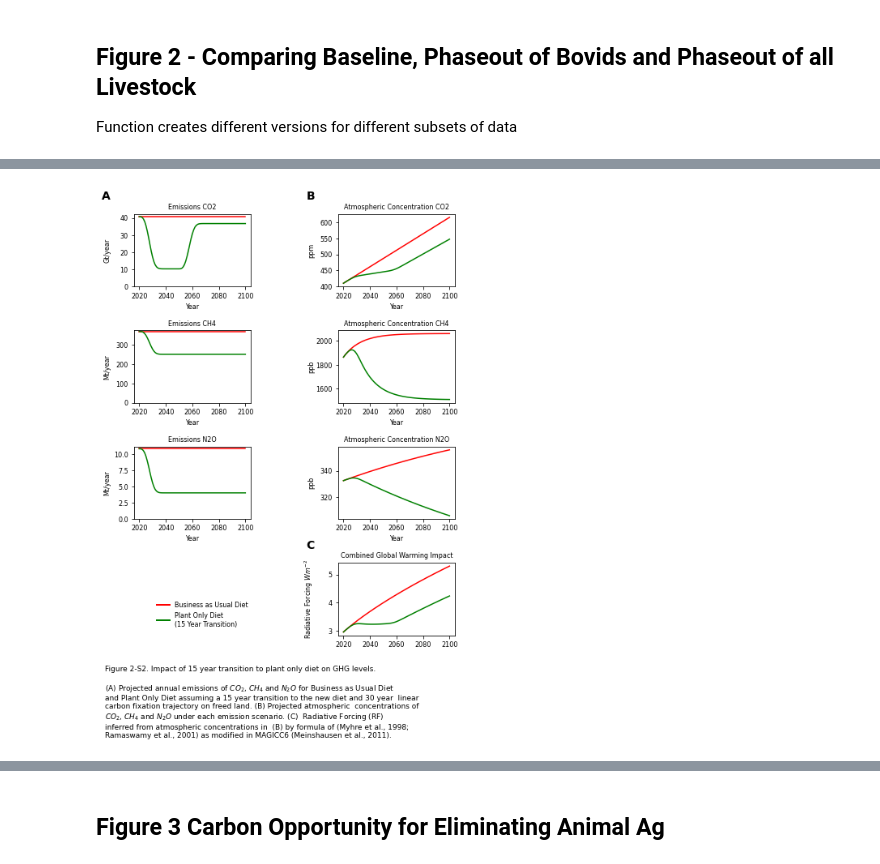
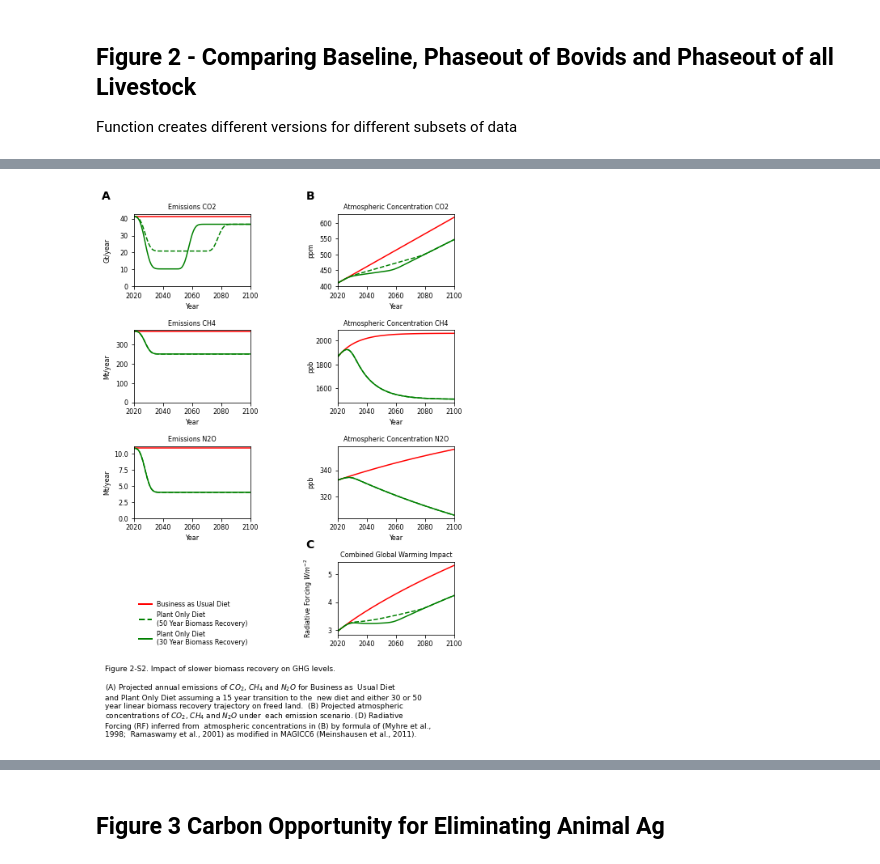
Before and after one commit to mbeisen/LivestockClimateImpact, a Jupyter notebook: PlanetaryReset.ipynb, the cells around one changed output, grey strips where cells are left out. Drawn from its saved outputs; the diff is of its cells as text; code cells hidden in the pictures.

```diff
--- a/PlanetaryReset.ipynb
+++ b/PlanetaryReset.ipynb
@@ -1152,0 +1167,13 @@ dtype: float64
+# %%
+data = []
+
+r = scenarios.loc[2050]
+for cat in list(table1.Category):
+    data.append([cat,
+                 r['ACO2EQ|Elimination|%s' %cat],
+                 r['EI_perunit|Elimination|%s' %cat],
+                 r['EI_perprotein|Elimination|%s' %cat],
+                 r['DD_perunit|Elimination|%s' %cat],
+                ])
+
+df = pd.DataFrame(data=data, columns=['Category','ACO2EQ','EI_perunit','EI_perprotein','DD'])
@@ -1152,0 +1321,7 @@ dtype: float64
+# %%
+r = scenarios.loc[2050]
+
+numlist = list(groups.keys()) + ['cattle_meat','cow_milk']
+for group in numlist:
+    n = r['DD_perunit|Elimination|%s' % group]
+    print (group,n)
@@ -1633,19 +1819,21 @@ Figure2(plotname,plotlabel,plotcaption,scen,scenlabel)
 # %%
 plotname = "Figure2-S2"
-plotlabel = r"Figure 2-S2. Impact of 15 year transition to plant only diet on GHG levels."
-plotcaption = r'''(A) Projected annual emissions of CO2, CH4 and N2O for Business as Usual Diet
-and Plant Only Diet assuming a 15 year transition to the new diet and 30 year
-linear carbon fixation trajectory on freed land. (B) Projected atmospheric
-concentrations of CO2, CH4 and N2O under each emission scenario. (C)
-Radiative Forcing (RF) inferred from atmospheric concentrations in
-(B) by formula of (Myhre et al., 1998; Ramaswamy et al., 2001) as modified in
-MAGICC6 (Meinshausen et al., 2011).'''
-scen = "Plant CR|Phaseout"
-scenlabel = "Plant Only Diet\n(15 Year Transition)"
+plotlabel = r"Figure 2-S2. Impact of slower biomass recovery on GHG levels."
+plotcaption = r'''(A) Projected annual emissions of CO2, CH4 and N2O for Business as
+Usual Diet and Plant Only Diet assuming a 15 year transition to the
+new diet and either 30 or 50 year linear biomass recovery trajectory on freed land.
+(B) Projected atmospheric concentrations of CO2, CH4 and N2O under
+each emission scenario. (D) Radiative Forcing (RF) inferred from
+atmospheric concentrations in (B) by formula of (Myhre et al., 1998;
+Ramaswamy et al., 2001) as modified in MAGICC6 (Meinshausen et al., 2011).'''
+scen = "Phaseout"
+scenlabel = "Plant Only Diet\n(30 Year Biomass Recovery)"
+scen2 = "Phaseout|Slow Recovery"
+scen2label = "Plant Only Diet\n(50 Year Biomass Recovery)"
 plotcaption = plotcaption.replace("CO2",r"$CO_2$")
 plotcaption = plotcaption.replace("CH4",r"$CH_4$")
 plotcaption = plotcaption.replace("N2O",r"$N_{2}O$")
 
-Figure2(plotname,plotlabel,plotcaption,scen,scenlabel)
+Figure2(plotname,plotlabel,plotcaption,scen,scenlabel,scen2,scen2label)
 # %% [output]
-[figure, old version]
+[figure, new version]
```
Also changed, not shown: parts of 131 cells of this notebook, 32 other files.
